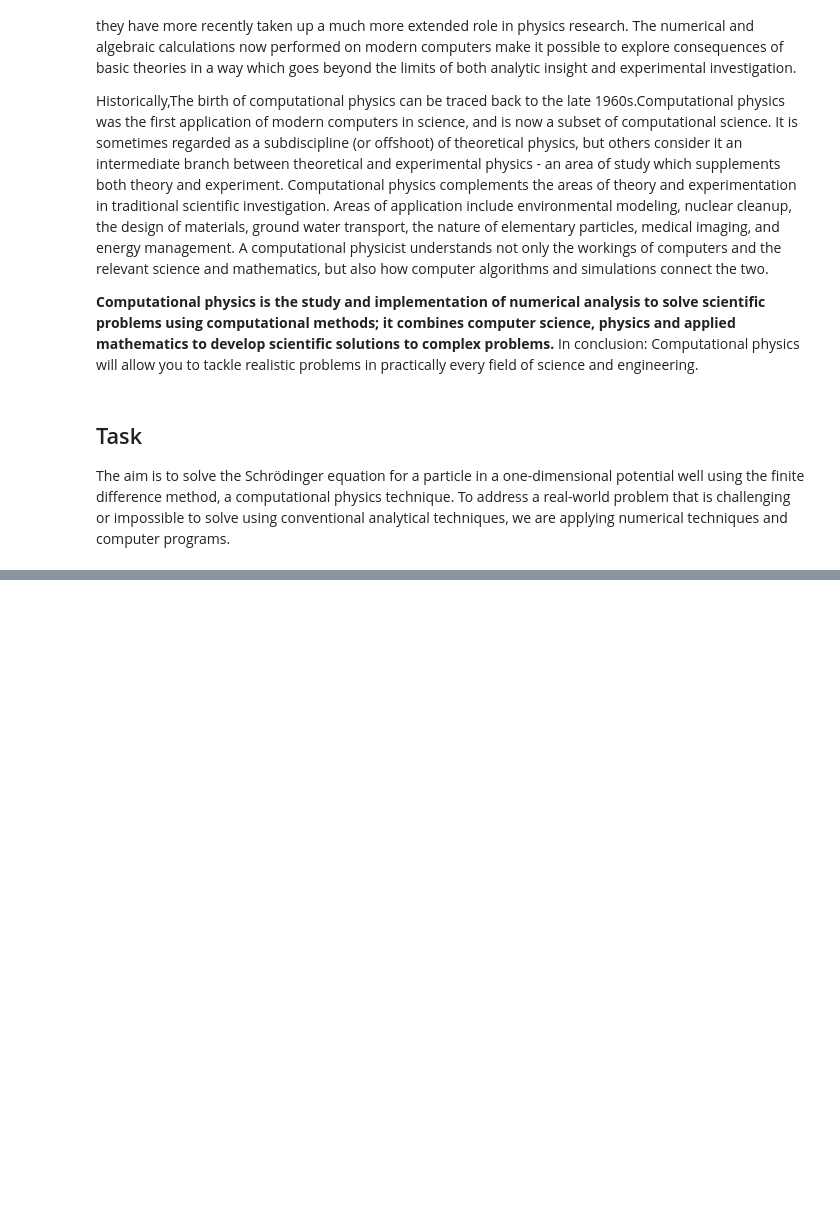
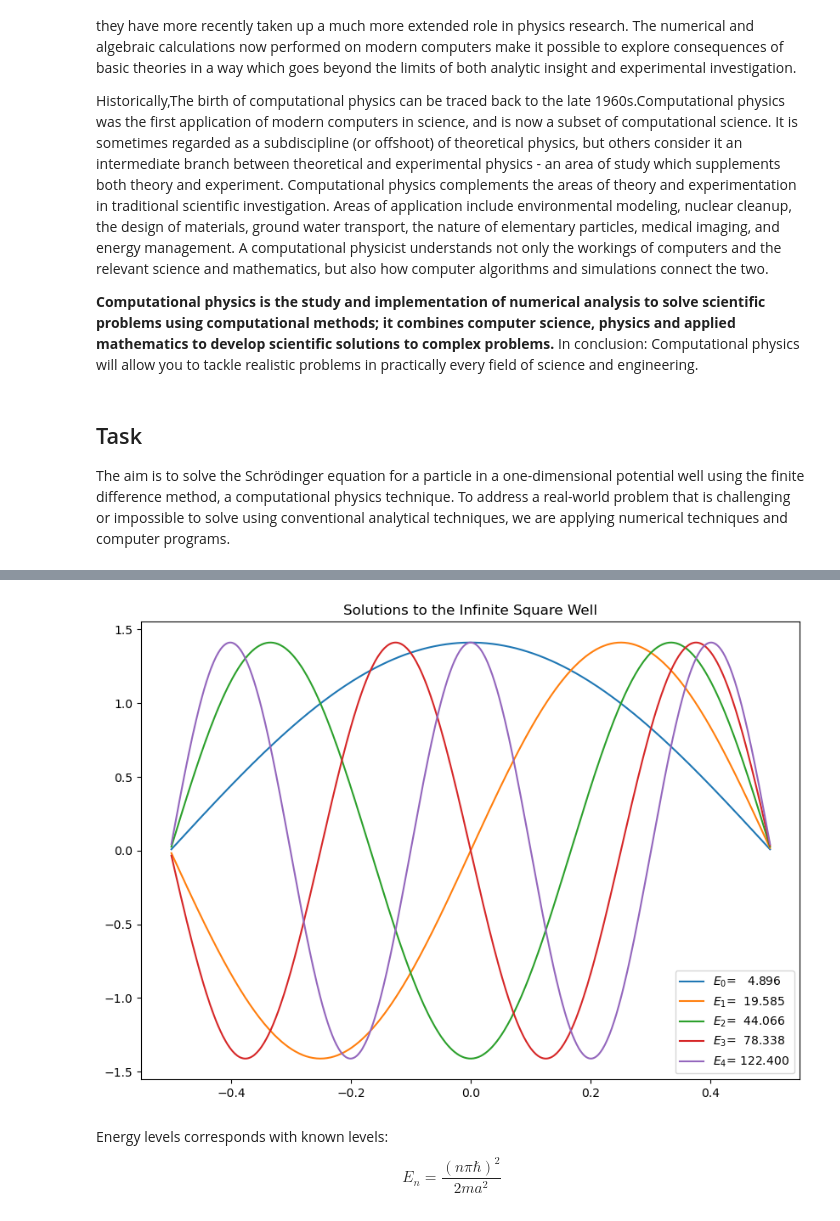
Before and after one commit to kofilolx/Py_Assignment, a Jupyter notebook: Python_Assignment.ipynb, the cells around one changed output, grey strips where cells are left out. Cells and saved outputs as stored; diff of their text form; code cells hidden in the pictures; blank space fills up the shorter version.

```diff
--- a/Python_Assignment.ipynb
+++ b/Python_Assignment.ipynb
@@ -67,0 +118,37 @@ The goal is to use this project as an opportunity to deepen my understanding of
+# %%
+class Particle_in_a_Box():
+    def __init__(self, N=512, a=1.0):
+        self.hbar = 1
+        self.m = 1
+        self.N = N
+        self.a = a
+        self.x = np.linspace(-a/2., a/2., N)
+        self.h = self.x[1] - self.x[0]
+        self.V = 0.*self.x
+        self.Mdd = 1./(self.h*self.h)*(np.diag(np.ones(N-1),-1) - 2*np.diag(np.ones(N),0) + np.diag(np.ones(N-1),1))
+        self.H = -(self.hbar*self.hbar)/(2.0*self.m)*self.Mdd + np.diag(self.V)
+        self.E, self.psiT = np.linalg.eigh(self.H)
+        self.psi = np.transpose(self.psiT)
+
+    def plot_wavefunctions(self):
+        plt.figure(figsize=(10,7))
+        for i in range(5):
+            if self.psi[i][self.N-10] < 0:
+                plt.plot(self.x, -self.psi[i]/np.sqrt(self.h), label="$E_{}$={:>8.3f}".format(i, self.E[i]))
+            else:
+                plt.plot(self.x, self.psi[i]/np.sqrt(self.h), label="$E_{}$={:>8.3f}".format(i, self.E[i]))
+        plt.title("Solutions to the Infinite Square Well")
+        plt.legend()
+        plt.savefig("Infinite_Square_Well_WaveFunctions.pdf")
+        plt.show()
+# %%
+
+pib = Particle_in_a_Box()
+pib.plot_wavefunctions()
+# %% [output]
+[figure, added]
+# %% [markdown]
+Energy levels corresponds with known levels:
+$$
+E_n = \frac{(n \pi \hbar)^2}{2 m a^2}
+$$
```
Also changed, not shown: parts of 19 cells of this notebook.
